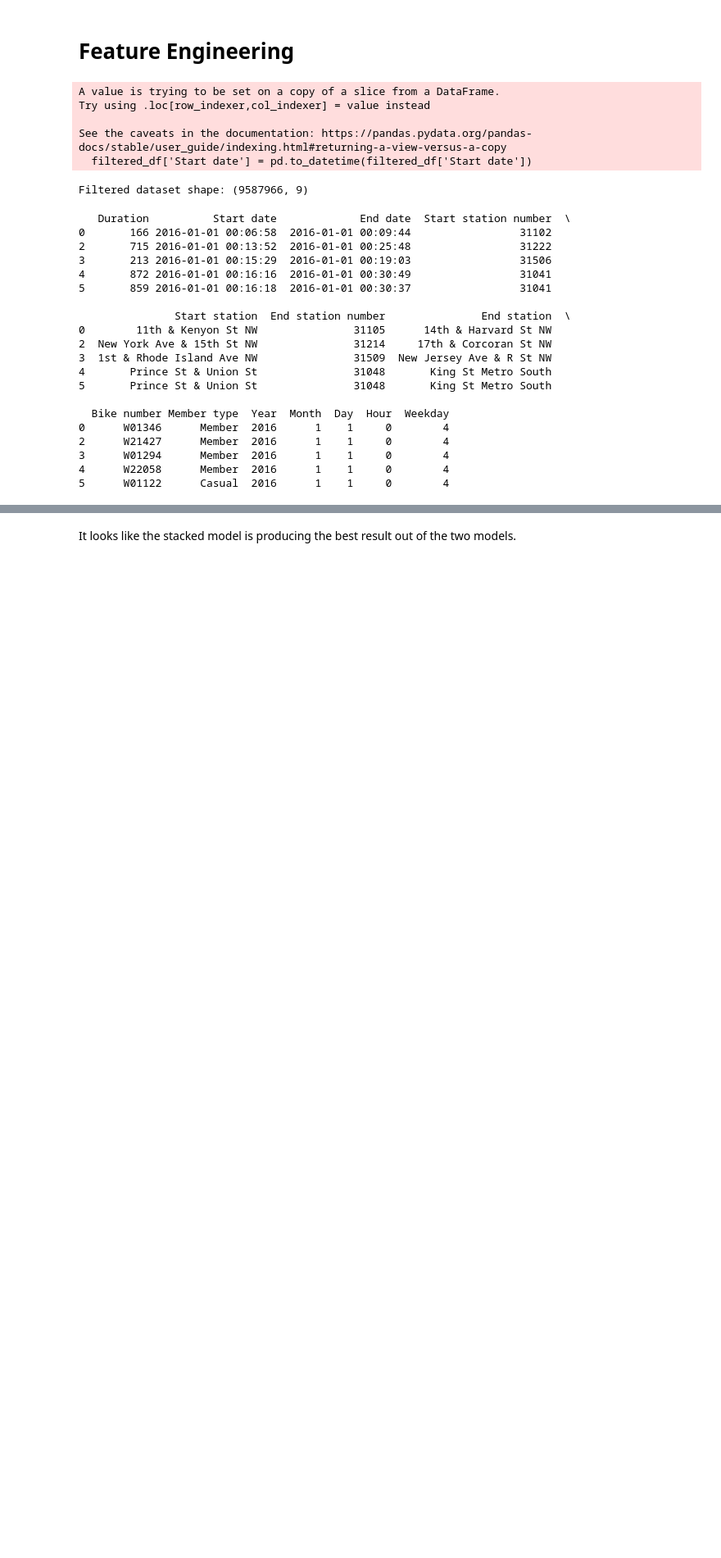
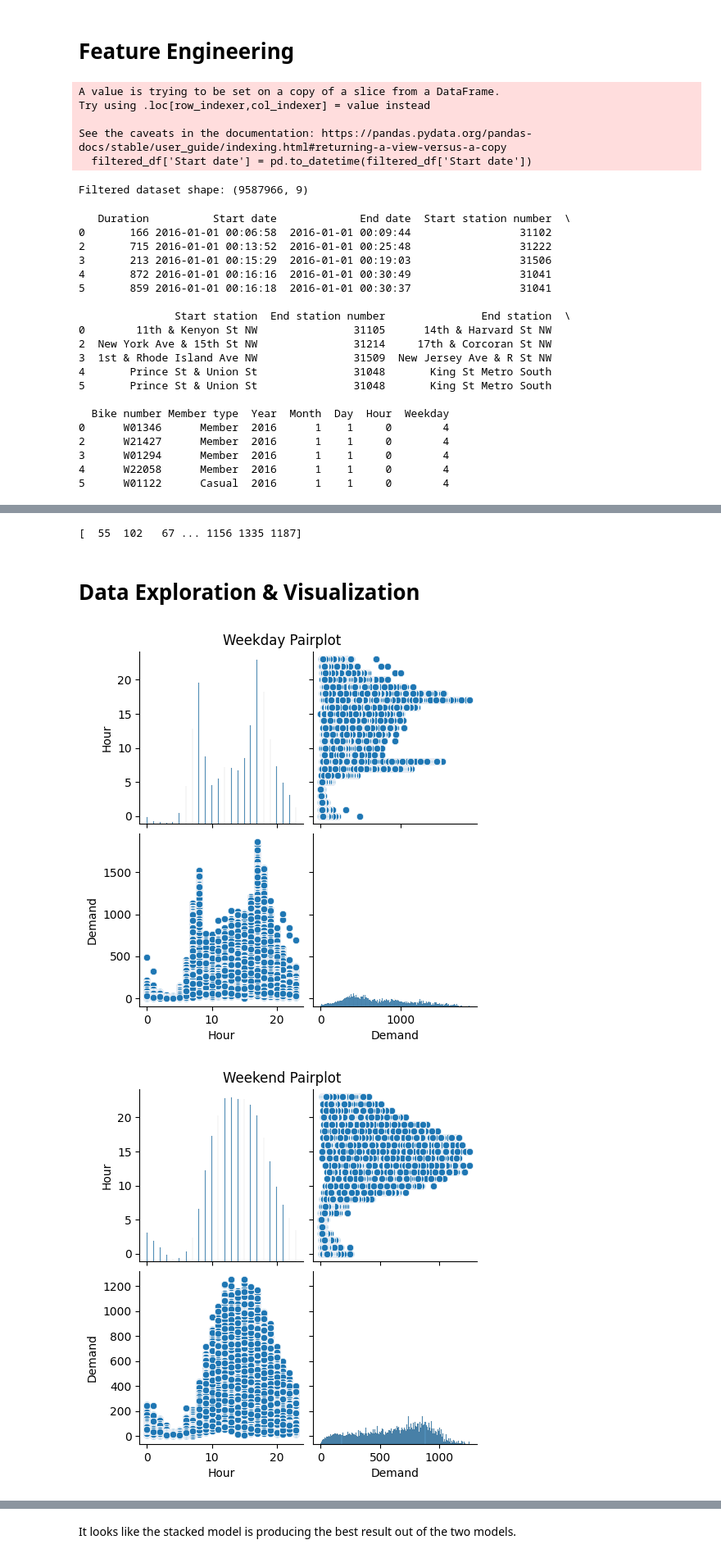
Before and after one commit to coraline1111/UTS-Group-Project, a Jupyter notebook: Group_Project.ipynb, the cells around one changed output, grey strips where cells are left out. Shown at 82% size. Drawn from its saved outputs; the diff is of its cells as text; code cells hidden in the pictures; blank space fills up the shorter version.

```diff
--- a/Group_Project.ipynb
+++ b/Group_Project.ipynb
@@ -381,6 +380,3 @@ print(filtered_df.head())
 3      W01294      Member  2016      1    1     0        4
 4      W22058      Member  2016      1    1     0        4
 5      W01122      Casual  2016      1    1     0        4
-# %%
-# Calculate ride duration in minutes
-filtered_df['Duration (min)'] = filtered_df['Duration'] / 60
@@ -386,0 +387,14 @@ filtered_df['Duration (min)'] = filtered_df['Duration'] / 60
+# %%
+# Determine if a day is a weekend or weekday
+filtered_df['IsWeekend'] = filtered_df['Weekday'].isin([5, 6])
+
+# Group by relevant time components to calculate bike demand
+demand_df = (
+    filtered_df.groupby(['Year', 'Month', 'Day', 'Hour', 'IsWeekend'])
+    .size()
+    .reset_index(name='Demand')  # This column represents bike demand
+)
+# %%
+filtered_df = pd.merge(
+    filtered_df, demand_df, on=['Year', 'Month', 'Day', 'Hour', 'IsWeekend'], how='left'
+)
@@ -386,0 +404,6 @@ filtered_df['Duration (min)'] = filtered_df['Duration'] / 60
+# %%
+# Drop unnecessary columns
+columns_to_drop = ['Bike number', 'Duration', 'Start station', 'End station', 'Member type']
+filtered_df.drop(columns=columns_to_drop, inplace=True)
+
+print(filtered_df.head())  # Check the resulting DataFrame
@@ -386,0 +424,4 @@ filtered_df['Duration (min)'] = filtered_df['Duration'] / 60
+# %%
+print(filtered_df['Demand'].unique())
+# %% [output]
+[  55  102   67 ... 1156 1335 1187]
@@ -386,0 +437,19 @@ filtered_df['Duration (min)'] = filtered_df['Duration'] / 60
+# %% [markdown]
+# Data Exploration & Visualization
+# %%
+# Filter data for weekdays and weekends
+weekday_df = filtered_df[filtered_df['IsWeekend'] == False]
+weekend_df = filtered_df[filtered_df['IsWeekend'] == True]
+
+# Pairplot for weekdays
+sns.pairplot(weekday_df, vars=['Hour', 'Demand'])
+plt.suptitle("Weekday Pairplot", y=1.02)  # Add a title
+plt.show()
+
+# Pairplot for weekends
+sns.pairplot(weekend_df, vars=['Hour', 'Demand'])
+plt.suptitle("Weekend Pairplot", y=1.02)  # Add a title
+plt.show()
+# %% [output]
+[figure, added]
+[figure, added]
```
Also changed, not shown: parts of 19 cells of this notebook.
